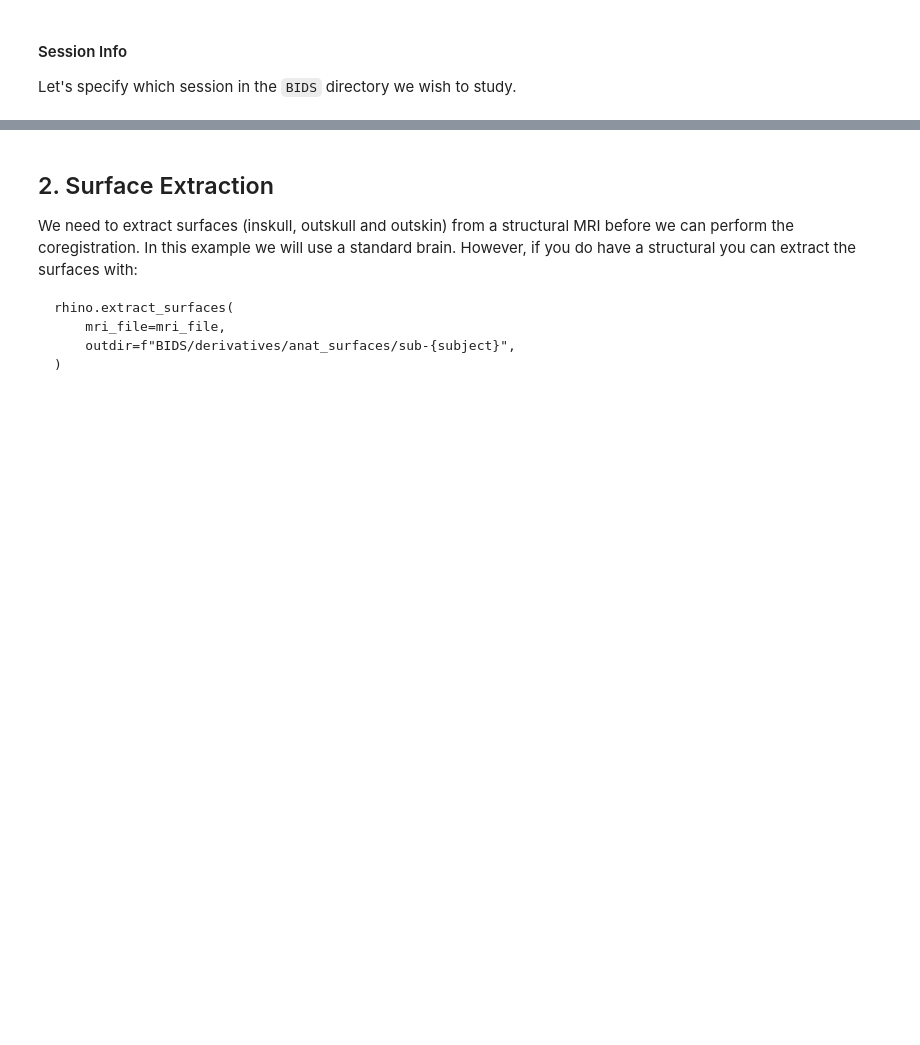
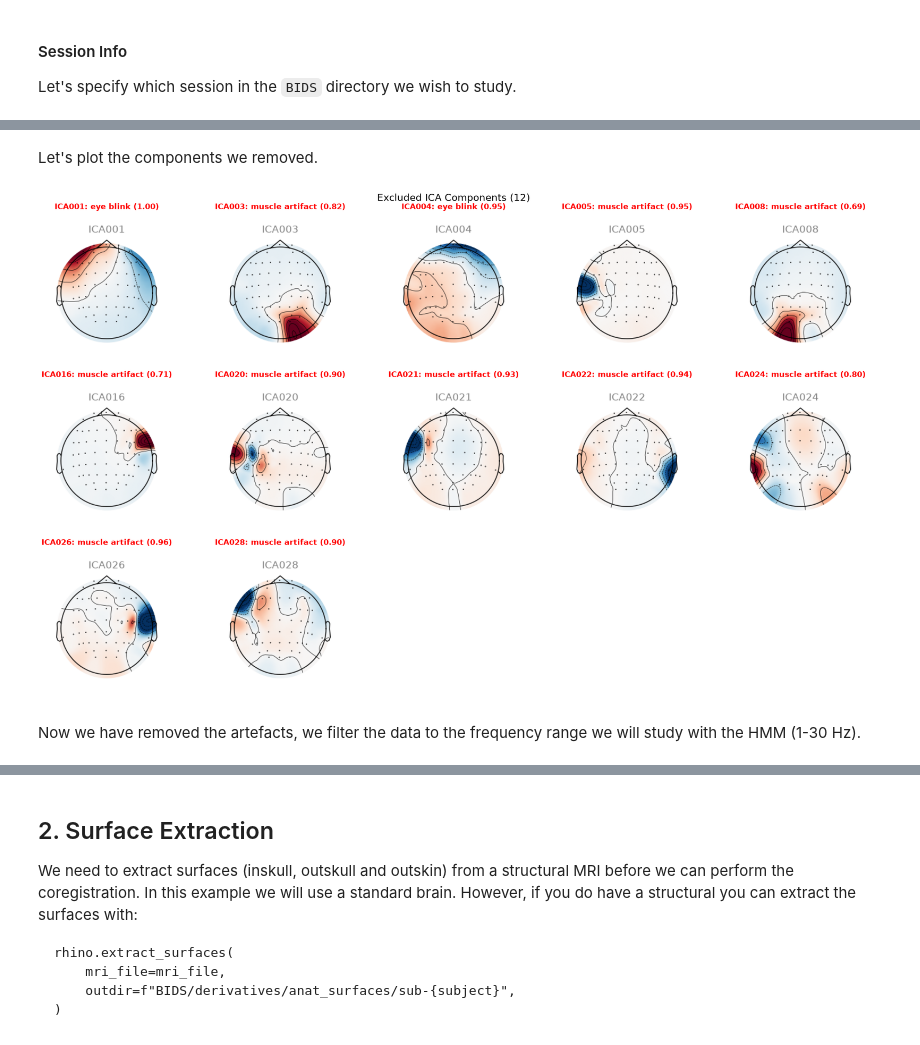
Before and after one commit to OHBA-analysis/Canonical-HMM-Networks, a Jupyter notebook: eeg.ipynb, the cells around one changed output, grey strips where cells are left out. Drawn from its saved outputs; the diff is of its cells as text; code cells hidden in the pictures; blank space fills up the shorter version.

```diff
--- a/eeg.ipynb
+++ b/eeg.ipynb
@@ -208,0 +188,2 @@ Closing /Users/cgohil/projects/toolboxes/Canonical-HMM-Networks/BIDS/derivatives
+# %%
+raw, ica, ic_labels = preproc.ica_label(raw, picks="eeg", method="iclabel", n_components=30)
@@ -208,0 +226,8 @@ Closing /Users/cgohil/projects/toolboxes/Canonical-HMM-Networks/BIDS/derivatives
+# %% [markdown]
+Let's plot the components we removed.
+# %%
+fig = preproc.plot_ica_components(ica, ic_labels)
+# %% [output]
+[figure, added]
+# %% [markdown]
+Now we have removed the artefacts, we filter the data to the frequency range we will study with the HMM (1-30 Hz).
```
Also changed, not shown: parts of 52 cells of this notebook, 4 other files.
